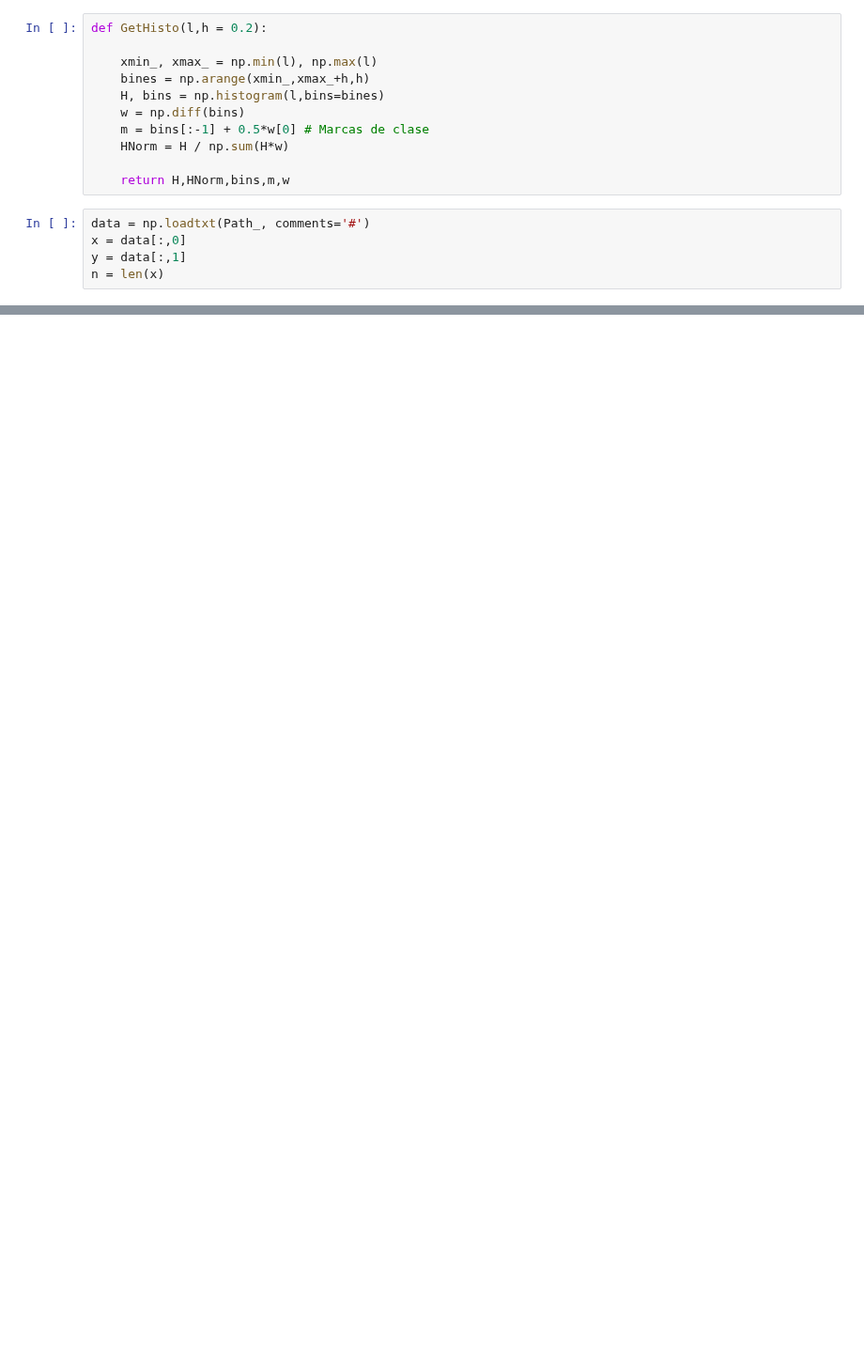
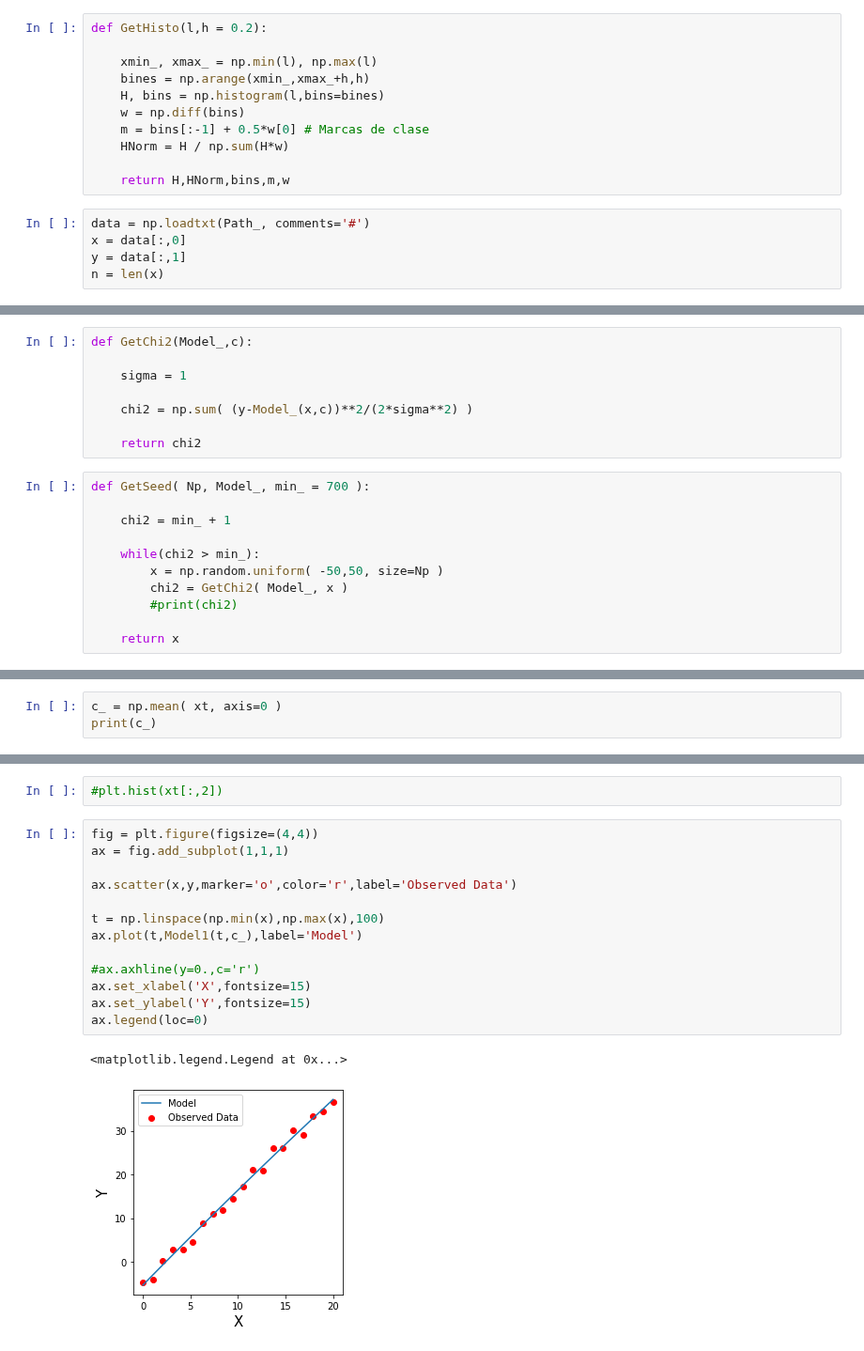
Before and after one commit to danielagda5/MetodosComputacionales202120-1, a Jupyter notebook: Week14/MetropolisPameterEstimation.ipynb, the cells around one changed output, grey strips where cells are left out. Shown at 94% size. Cells and saved outputs as stored; diff of their text form; blank space fills up the shorter version.

```diff
--- a/Week14/MetropolisPameterEstimation.ipynb
+++ b/Week14/MetropolisPameterEstimation.ipynb
@@ -67,0 +82,19 @@ ax.legend(loc=0)
+# %%
+def GetChi2(Model_,c):
+
+    sigma = 1
+
+    chi2 = np.sum( (y-Model_(x,c))**2/(2*sigma**2) )
+
+    return chi2
+# %%
+def GetSeed( Np, Model_, min_ = 700 ):
+
+    chi2 = min_ + 1
+
+    while(chi2 > min_):
+        x = np.random.uniform( -50,50, size=Np )
+        chi2 = GetChi2( Model_, x )
+        #print(chi2)
+
+    return x
@@ -67,0 +135,3 @@ ax.legend(loc=0)
+# %%
+c_ = np.mean( xt, axis=0 )
+print(c_)
@@ -67,0 +174,18 @@ ax.legend(loc=0)
+# %%
+#plt.hist(xt[:,2])
+# %%
+fig = plt.figure(figsize=(4,4))
+ax = fig.add_subplot(1,1,1)
+
+ax.scatter(x,y,marker='o',color='r',label='Observed Data')
+
+t = np.linspace(np.min(x),np.max(x),100)
+ax.plot(t,Model1(t,c_),label='Model')
+
+#ax.axhline(y=0.,c='r')
+ax.set_xlabel('X',fontsize=15)
+ax.set_ylabel('Y',fontsize=15)
+ax.legend(loc=0)
+# %% [output]
+<matplotlib.legend.Legend at 0x...>
+[figure, added]
```
Also changed, not shown: parts of 15 cells of this notebook, 1 other file.
